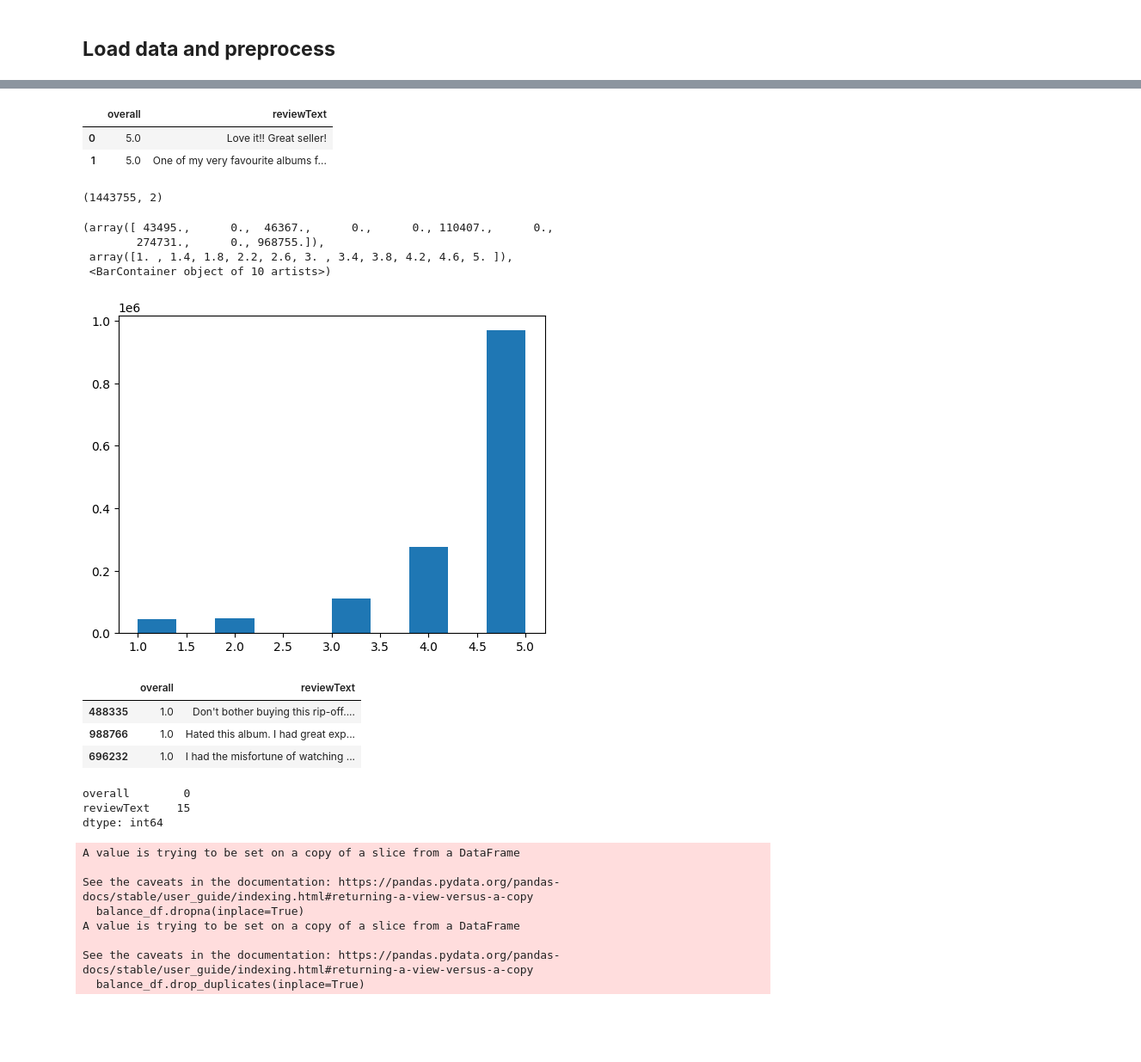
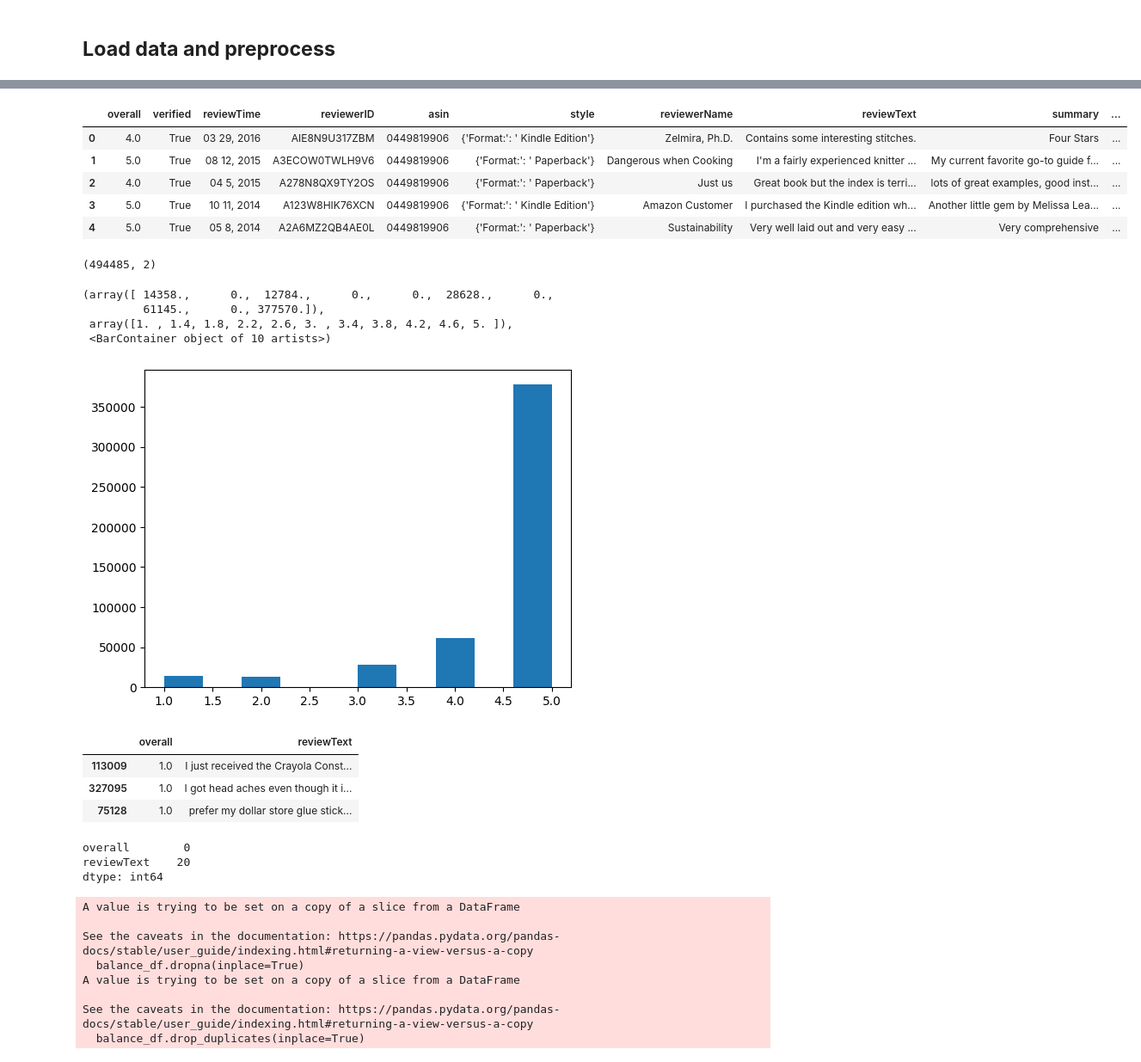
Before and after one commit to ZiyuZhang1/computational-tools-for-DS, a Jupyter notebook: Sentiment_Analysis_Master.ipynb, the cells around one changed output, grey strips where cells are left out. Shown at 86% size. Cells and saved outputs as stored; diff of their text form; code cells hidden in the pictures; blank space fills up the shorter version.

```diff
--- a/Sentiment_Analysis_Master.ipynb
+++ b/Sentiment_Analysis_Master.ipynb
@@ -73,11 +73,7 @@ CDs_and_Vinyl_5.jso 100%[===================>] 461.72M  12.4MB/s    in 34s
 # %%
 root = '/content/'
 # dataset path
-dataset_path = root + 'CDs_and_Vinyl_5.json.gz'
+dataset_path = root + 'Arts_Crafts_and_Sewing_5.json.gz'
-# %%
-dataset = load_dataset("financial_phrasebank","sentences_50agree")
-full_data = dataset['train']
-df = pd.DataFrame(full_data)
 # %%
 def parse(path):
   g = gzip.open(path, 'rb')
@@ -94,25 +90,28 @@ def getDF(path):
 # %%
 df = getDF(dataset_path)
 # %%
-df.head(2)
+df.head(5)
 # %% [output]
-|  | overall | reviewText |
-| 0 | 5.0 | Love it!! Great seller! |
-| 1 | 5.0 | One of my very favourite albums f... |
+|  | overall | verified | reviewTime | reviewerID | asin | style | reviewerName | reviewText | summary | ... |
+| 0 | 4.0 | True | 03 29, 2016 | AIE8N9U317ZBM | 0449819906 | {'Format:': ' Kindle Edition'} | Zelmira, Ph.D. | Contains some interesting stitches. | Four Stars | ... |
+| 1 | 5.0 | True | 08 12, 2015 | A3ECOW0TWLH9V6 | 0449819906 | {'Format:': ' Paperback'} | Dangerous when Cooking | I'm a fairly experienced knitter ... | My current favorite go-to guide f... | ... |
+| 2 | 4.0 | True | 04 5, 2015 | A278N8QX9TY2OS | 0449819906 | {'Format:': ' Paperback'} | Just us | Great book but the index is terri... | lots of great examples, good inst... | ... |
+| 3 | 5.0 | True | 10 11, 2014 | A123W8HIK76XCN | 0449819906 | {'Format:': ' Kindle Edition'} | Amazon Customer | I purchased the Kindle edition wh... | Another little gem by Melissa Lea... | ... |
+| 4 | 5.0 | True | 05 8, 2014 | A2A6MZ2QB4AE0L | 0449819906 | {'Format:': ' Paperback'} | Sustainability | Very well laid out and very easy ... | Very comprehensive | ... |
 # %%
 df = df[['overall','reviewText']]
 # %%
 print(df.shape)
 # %% [output]
-(1443755, 2)
+(494485, 2)
 # %%
 plt.hist(df['overall'])
 # %% [output]
-(array([ 43495.,      0.,  46367.,      0.,      0., 110407.,      0.,
-        274731.,      0., 968755.]),
+(array([ 14358.,      0.,  12784.,      0.,      0.,  28628.,      0.,
+         61145.,      0., 377570.]),
  array([1. , 1.4, 1.8, 2.2, 2.6, 3. , 3.4, 3.8, 4.2, 4.6, 5. ]),
  <BarContainer object of 10 artists>)
-[figure, old version]
+[figure, new version]
 # %%
 ##balance 5 levels
 sample_size = df['overall'].value_counts().min()
@@ -123,17 +122,17 @@ for key,subdf in groups:
     balance_idx.extend(sample_idx)
 balance_df = df.iloc[balance_idx]
 # %%
-balance_df.head(3)
+balance_df.head(5)
 # %% [output]
 |  | overall | reviewText |
-| 488335 | 1.0 | Don't bother buying this rip-off.... |
-| 988766 | 1.0 | Hated this album. I had great exp... |
-| 696232 | 1.0 | I had the misfortune of watching ... |
+| 113009 | 1.0 | I just received the Crayola Const... |
+| 327095 | 1.0 | I got head aches even though it i... |
+| 75128 | 1.0 | prefer my dollar store glue stick... |
 # %%
 balance_df.isna().sum()
 # %% [output]
 overall        0
-reviewText    15
+reviewText    20
 dtype: int64
 # %%
 balance_df.dropna(inplace=True)
```
Also changed, not shown: parts of 19 cells of this notebook.
